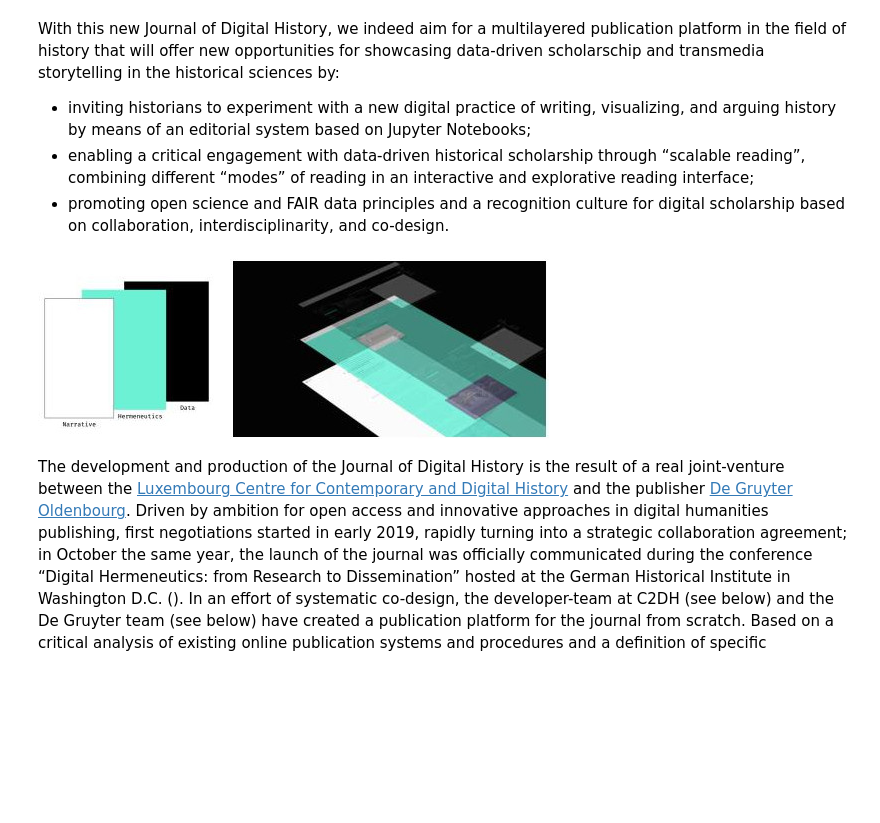
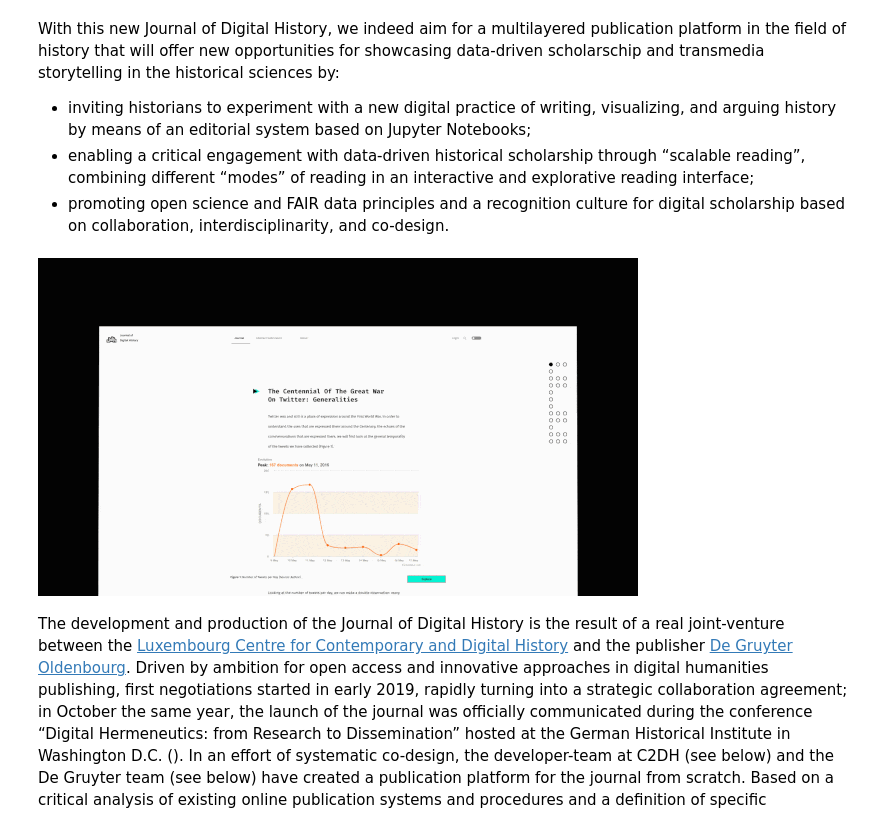
Before and after one commit to jdh-observer/jdh001-jXupS3QAeNgb, a Jupyter notebook: First_Issue_Editoral.ipynb, the cells around one changed output. Saved outputs shown, nothing was run; the diff lists cells and outputs as text; code cells hidden in the pictures; blank space fills up the shorter version.

Commit message:
update
- added fig3
- added layers.gif
- added fingerprint & guideline video on h-layer

```diff
--- a/First_Issue_Editoral.ipynb
+++ b/First_Issue_Editoral.ipynb
@@ -60,19 +60,19 @@ With this new Journal of Digital History, we indeed aim for a multilayered publi
 # %%
 from IPython.display import Image
 metadata={
     "jdh": {
         "module": "object",
         "object": {
             "type":"image",
             "source": [
                 "figure 2: The three interrelated layers of the Journal of Digital History"
             ]
         }
     }
 }
-display(Image("media/layers.jpg"), metadata=metadata)
+display(Image("media/layers.gif"), metadata=metadata)
 # %% [output]
-[figure, old version]
+[figure, new version]
 # %% [markdown]
 The development and production of the Journal of Digital History is the result of a real joint-venture between the [Luxembourg Centre for Contemporary and Digital History](https://c2dh.uni.lu/) and the publisher [De Gruyter Oldenbourg](https://www.degruyter.com/). Driven by ambition for open access and innovative approaches in digital humanities publishing, first negotiations started in early 2019, rapidly turning into a strategic collaboration agreement; in October the same year, the launch of the journal was officially communicated during the conference “Digital Hermeneutics: from Research to Dissemination” hosted at the German Historical Institute in Washington D.C. (<cite data-cite="8918850/QHITEN8M"></cite>). In an effort of systematic co-design, the developer-team at C2DH (see below) and the De Gruyter team (see below) have created a publication platform for the journal from scratch. Based on a critical analysis of existing online publication systems and procedures and a definition of specific functionalities reflecting the technical, editorial, and aesthetic parameters of JDH, the team discussed and tested multiple ideas and step-by-step moved into the development of prototypes, wireframes, and towards the design of a specific “look and feel” of the new journal.
 # %% [markdown]
```
Also changed, not shown: parts of 5 cells of this notebook, 6 other files.
